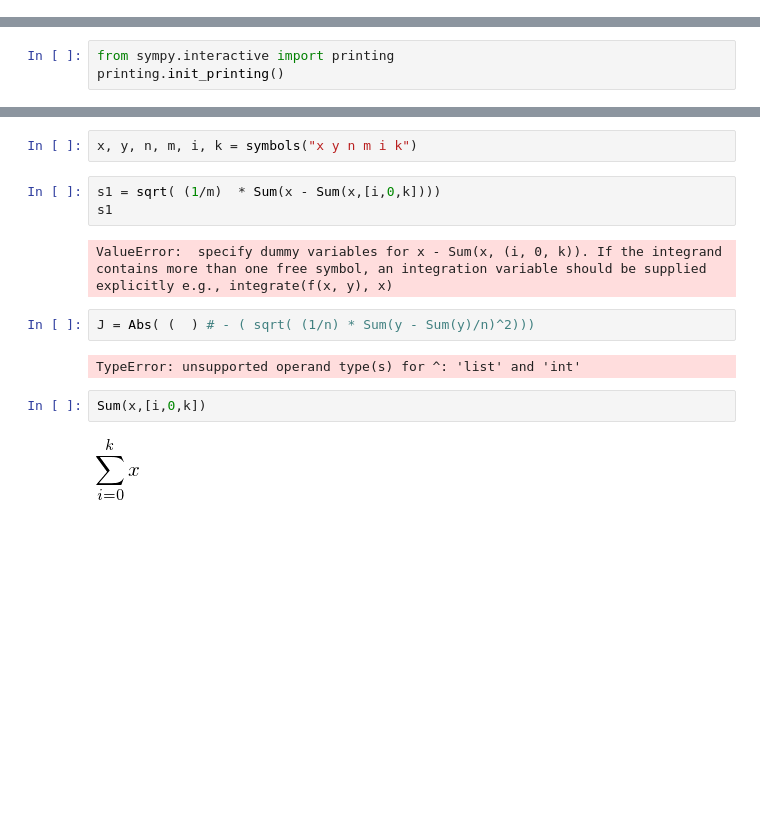
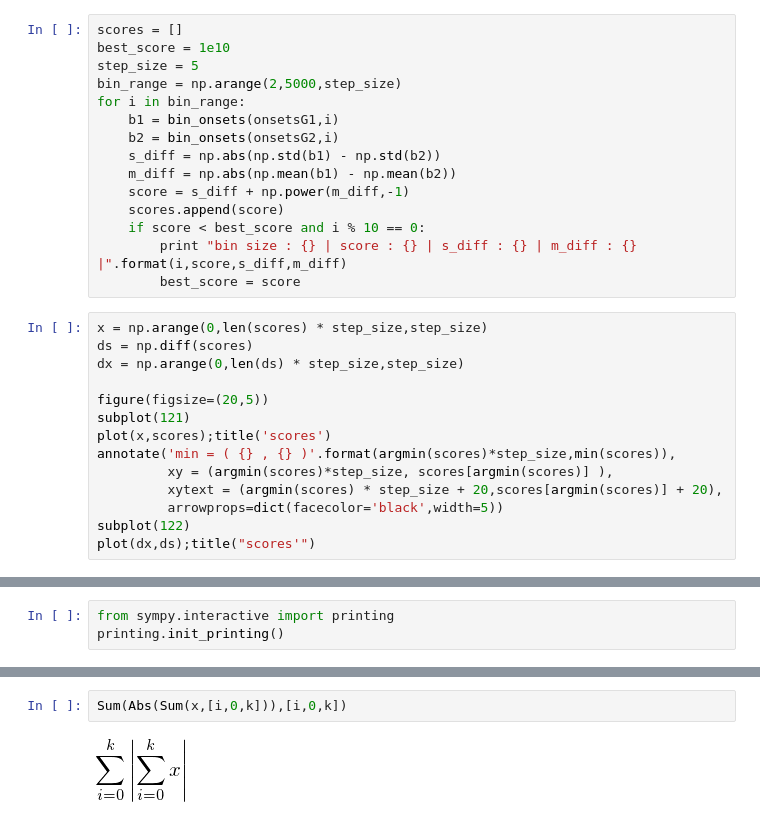
Before and after one commit to DeSistoNV/books, a Jupyter notebook: fake_balloon_datas.ipynb, the cells around one changed output, grey strips where cells are left out. Cells and saved outputs as stored; diff of their text form; blank space fills up the shorter version.

```diff
--- a/fake_balloon_datas.ipynb
+++ b/fake_balloon_datas.ipynb
@@ -126,3 +140,32 @@ ylabel('counts');show()
     # add muons and change PD to only have gamma cuz right now they ==
     # bin all 3 time series (problem with polyfit vector length)
     # try out equation on them to see if we get anything
+# %%
+scores = []
+best_score = 1e10
+step_size = 5
+bin_range = np.arange(2,5000,step_size)
+for i in bin_range:
+    b1 = bin_onsets(onsetsG1,i)
+    b2 = bin_onsets(onsetsG2,i)
+    s_diff = np.abs(np.std(b1) - np.std(b2))
+    m_diff = np.abs(np.mean(b1) - np.mean(b2))
+    score = s_diff + np.power(m_diff,-1)
+    scores.append(score)
+    if score < best_score and i % 10 == 0:
+        print "bin size : {} | score : {} | s_diff : {} | m_diff : {} |".format(i,score,s_diff,m_diff)
+        best_score = score
+# %%
+x = np.arange(0,len(scores) * step_size,step_size)
+ds = np.diff(scores)
+dx = np.arange(0,len(ds) * step_size,step_size)
+
+figure(figsize=(20,5))
+subplot(121)
+plot(x,scores);title('scores')
+annotate('min = ( {} , {} )'.format(argmin(scores)*step_size,min(scores)),
+         xy = (argmin(scores)*step_size, scores[argmin(scores)] ),
+         xytext = (argmin(scores) * step_size + 20,scores[argmin(scores)] + 20),
+         arrowprops=dict(facecolor='black',width=5))
+subplot(122)
+plot(dx,ds);title("scores'")
@@ -157,15 +204,4 @@ NameError: name 'X' is not defined
-# %%
-x, y, n, m, i, k = symbols("x y n m i k")
 # %%
-s1 = sqrt( (1/m)  * Sum(x - Sum(x,[i,0,k])))
-s1
+Sum(Abs(Sum(x,[i,0,k])),[i,0,k])
 # %% [output]
-ValueError:  specify dummy variables for x - Sum(x, (i, 0, k)). If the integrand contains more than one free symbol, an integration variable should be supplied explicitly e.g., integrate(f(x, y), x)
+[figure, added]
-# %%
-J = Abs( (  ) # - ( sqrt( (1/n) * Sum(y - Sum(y)/n)^2)))
-# %% [output]
-TypeError: unsupported operand type(s) for ^: 'list' and 'int'
-# %%
-Sum(x,[i,0,k])
-# %% [output]
-[figure, removed]
```
Also changed, not shown: parts of 15 cells of this notebook.
